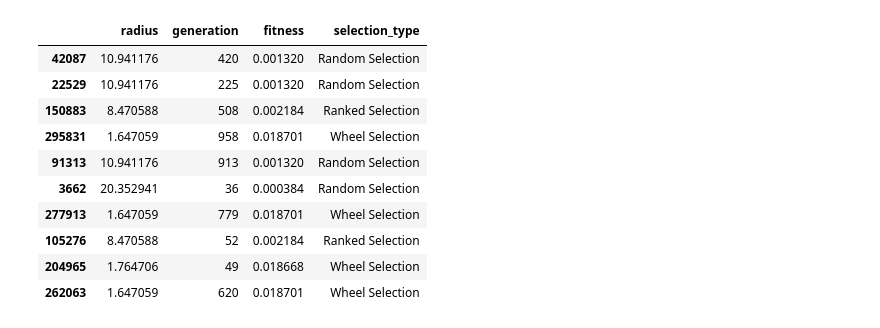
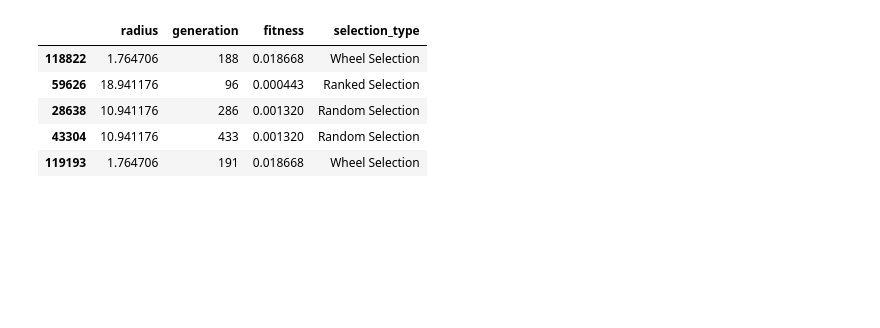
Before and after one commit to Elric-dev/HCAI_ML, a Jupyter notebook: ga_data_analysis.ipynb, the cells around one changed output. Saved outputs shown, nothing was run; the diff lists cells and outputs as text; code cells hidden in the pictures; blank space fills up the shorter version.

```diff
--- a/ga_data_analysis.ipynb
+++ b/ga_data_analysis.ipynb
@@ -12,24 +12,19 @@ fileObj.close()
 # %%
 #creating one DataFrame for each selection method
 random_df = pd.DataFrame(all_generations[0])
 ranked_df = pd.DataFrame(all_generations[1])
 wheel_df = pd.DataFrame(all_generations[2])
 #concatenating all dataframes (same dimensionality)
 generations_df = pd.concat([random_df, ranked_df,wheel_df], ignore_index=True)
 #checking the results
-generations_df.sample(10)
+generations_df.sample(5)
 # %% [output]
 |  | radius | generation | fitness | selection_type |
-| 42087 | 10.941176 | 420 | 0.001320 | Random Selection |
-| 22529 | 10.941176 | 225 | 0.001320 | Random Selection |
-| 150883 | 8.470588 | 508 | 0.002184 | Ranked Selection |
-| 295831 | 1.647059 | 958 | 0.018701 | Wheel Selection |
-| 91313 | 10.941176 | 913 | 0.001320 | Random Selection |
-| 3662 | 20.352941 | 36 | 0.000384 | Random Selection |
-| 277913 | 1.647059 | 779 | 0.018701 | Wheel Selection |
-| 105276 | 8.470588 | 52 | 0.002184 | Ranked Selection |
-| 204965 | 1.764706 | 49 | 0.018668 | Wheel Selection |
-| 262063 | 1.647059 | 620 | 0.018701 | Wheel Selection |
+| 118822 | 1.764706 | 188 | 0.018668 | Wheel Selection |
+| 59626 | 18.941176 | 96 | 0.000443 | Ranked Selection |
+| 28638 | 10.941176 | 286 | 0.001320 | Random Selection |
+| 43304 | 10.941176 | 433 | 0.001320 | Random Selection |
+| 119193 | 1.764706 | 191 | 0.018668 | Wheel Selection |
 # %%
 #Sample Statistics
 generations_df.groupby(by=['selection_type', 'generation']).describe(percentiles = [0.5])
```
Also changed, not shown: parts of 5 cells of this notebook, 1 other file.
